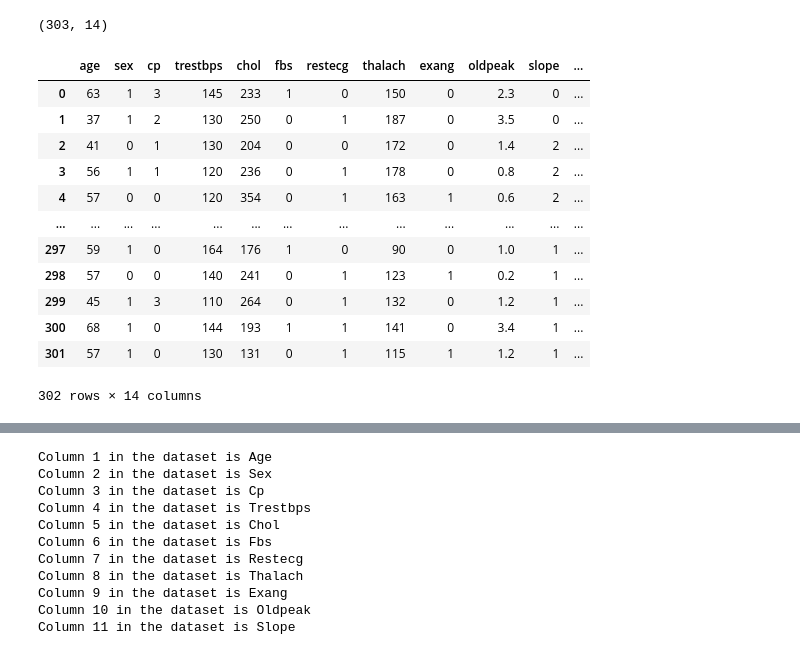
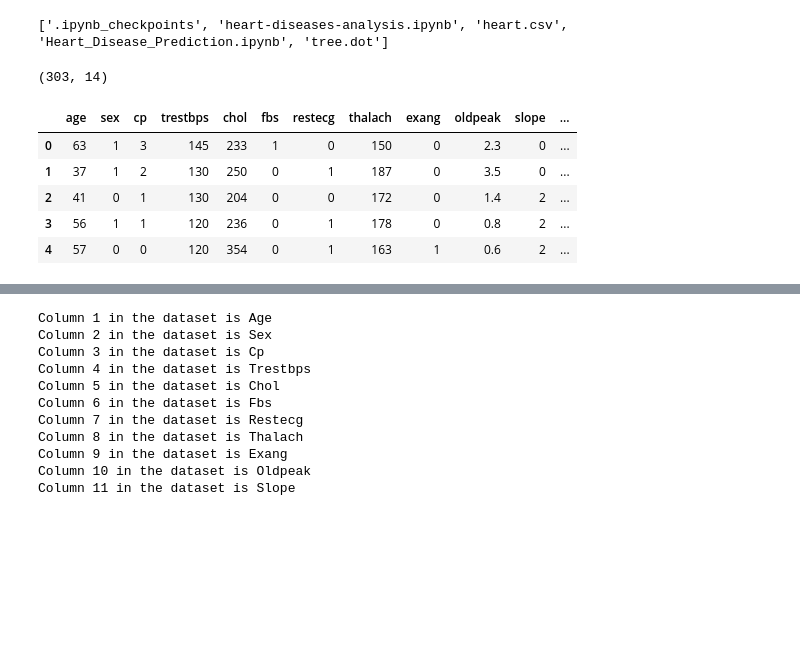
Before and after one commit to jahidkhandaker/HeartDiseasePrediction, a Jupyter notebook: RezowanaAkter/Heart_Disease_Prediction.ipynb, the cells around one changed output, grey strips where cells are left out. Saved outputs shown, nothing was run; the diff lists cells and outputs as text; code cells hidden in the pictures; blank space fills up the shorter version.

```diff
--- a/RezowanaAkter/Heart_Disease_Prediction.ipynb
+++ b/RezowanaAkter/Heart_Disease_Prediction.ipynb
@@ -5,28 +5,33 @@ import pandas_profiling
 import matplotlib.pyplot as plt
 import seaborn as sns
 import os
+print(os.listdir())
 import shap
+import chart_studio.plotly as py
+from plotly.offline import init_notebook_mode, iplot
+init_notebook_mode(connected=True)
+import plotly.graph_objs as go
+
+%matplotlib inline
+
+import warnings
+warnings.filterwarnings('ignore')
+# %% [output]
+['.ipynb_checkpoints', 'heart-diseases-analysis.ipynb', 'heart.csv', 'Heart_Disease_Prediction.ipynb', 'tree.dot']
 # %%
 data = pd.read_csv('heart.csv')
 data.shape
 # %% [output]
 (303, 14)
 # %%
-data.head(302)
+data.head()
 # %% [output]
 |  | age | sex | cp | trestbps | chol | fbs | restecg | thalach | exang | oldpeak | slope | ... |
 | 0 | 63 | 1 | 3 | 145 | 233 | 1 | 0 | 150 | 0 | 2.3 | 0 | ... |
 | 1 | 37 | 1 | 2 | 130 | 250 | 0 | 1 | 187 | 0 | 3.5 | 0 | ... |
 | 2 | 41 | 0 | 1 | 130 | 204 | 0 | 0 | 172 | 0 | 1.4 | 2 | ... |
 | 3 | 56 | 1 | 1 | 120 | 236 | 0 | 1 | 178 | 0 | 0.8 | 2 | ... |
 | 4 | 57 | 0 | 0 | 120 | 354 | 0 | 1 | 163 | 1 | 0.6 | 2 | ... |
-| ... | ... | ... | ... | ... | ... | ... | ... | ... | ... | ... | ... | ... |
-| 297 | 59 | 1 | 0 | 164 | 176 | 1 | 0 | 90 | 0 | 1.0 | 1 | ... |
-| 298 | 57 | 0 | 0 | 140 | 241 | 0 | 1 | 123 | 1 | 0.2 | 1 | ... |
-| 299 | 45 | 1 | 3 | 110 | 264 | 0 | 1 | 132 | 0 | 1.2 | 1 | ... |
-| 300 | 68 | 1 | 0 | 144 | 193 | 1 | 1 | 141 | 0 | 3.4 | 1 | ... |
-| 301 | 57 | 1 | 0 | 130 | 131 | 0 | 1 | 115 | 1 | 1.2 | 1 | ... |
-302 rows × 14 columns
 # %%
 data.describe()
 # %% [output]
```
Also changed, not shown: parts of 28 cells of this notebook.
